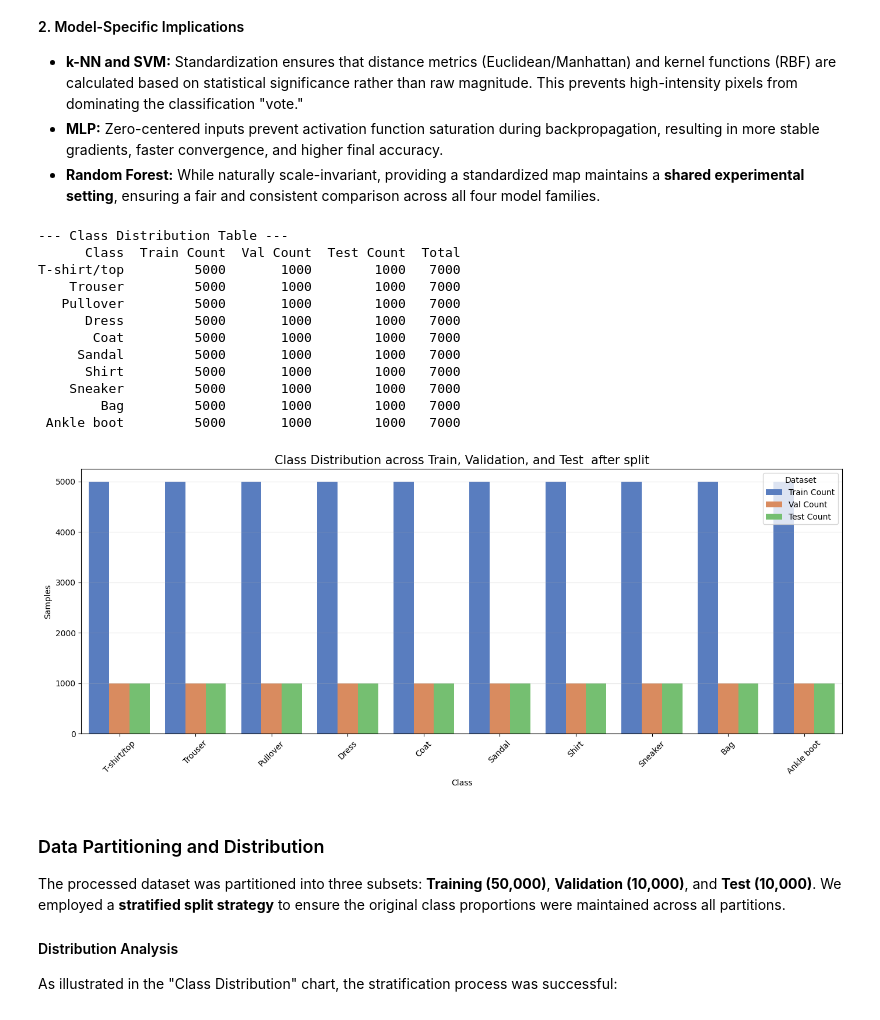
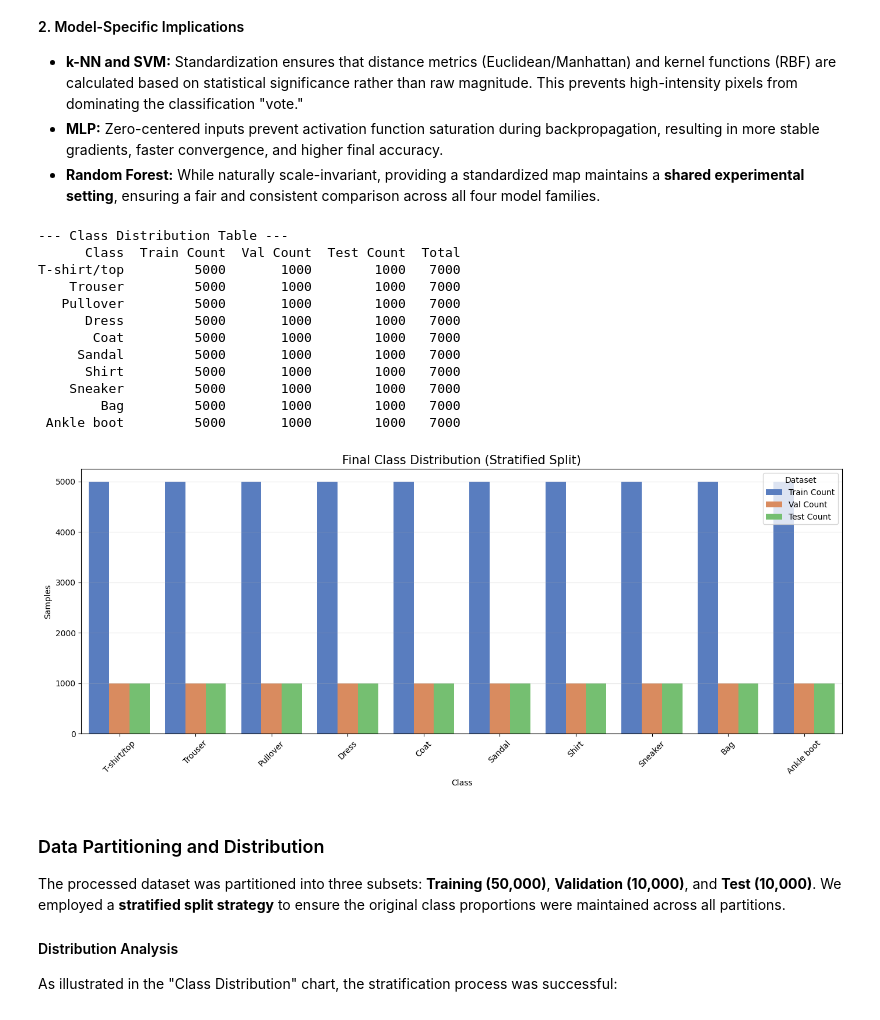
Before and after one commit to hieuvous/lab3_ML, a Jupyter notebook: preprocessing/preprocessing.ipynb, the cells around one changed output. Cells and saved outputs as stored; diff of their text form; code cells hidden in the pictures.

```diff
--- a/preprocessing/preprocessing.ipynb
+++ b/preprocessing/preprocessing.ipynb
@@ -162,55 +162,52 @@ The visual transition from raw 8-bit images to standardized feature maps justifi
 *   **MLP:** Zero-centered inputs prevent activation function saturation during backpropagation, resulting in more stable gradients, faster convergence, and higher final accuracy.
 *   **Random Forest:** While naturally scale-invariant, providing a standardized map maintains a **shared experimental setting**, ensuring a fair and consistent comparison across all four model families.
 # %%
-# 1. Load the exported data
+# Verify class distribution in the finalized split
+# 1. Load the exported data to verify what the team will see
 data = np.load('../data/fashion_data_complete.npz')
-y_train = data['y_train']
-y_val = data['y_val']
-y_test = data['y_test']
+y_train_final = data['y_train']
+y_val_final = data['y_val']
+y_test_final = data['y_test']
 class_names = data['class_names']
 
-# 2. Create a function to get counts
 def get_distribution(labels, name):
     unique, counts = np.unique(labels, return_counts=True)
     return pd.DataFrame({'Class': class_names, f'{name} Count': counts})
 
-# 3. Combine into a single table
-dist_train = get_distribution(y_train, 'Train')
-dist_val = get_distribution(y_val, 'Val')
-dist_test = get_distribution(y_test, 'Test')
+dist_train = get_distribution(y_train_final, 'Train')
+dist_val = get_distribution(y_val_final, 'Val')
+dist_test = get_distribution(y_test_final, 'Test')
 
-# Merge tables
 df_dist = dist_train.merge(dist_val, on='Class').merge(dist_test, on='Class')
 df_dist['Total'] = df_dist['Train Count'] + df_dist['Val Count'] + df_dist['Test Count']
 
 print("--- Class Distribution Table ---")
 print(df_dist.to_string(index=False))
 
-# 4. Visualization for Report (Grouped Bar Chart)
 df_plot = df_dist.melt(id_vars='Class', value_vars=['Train Count', 'Val Count', 'Test Count'],
                        var_name='Dataset', value_name='Samples')
 
 plt.figure(figsize=(14, 6))
 sns.barplot(data=df_plot, x='Class', y='Samples', hue='Dataset', palette='muted')
-plt.title('Class Distribution across Train, Validation, and Test  after split', fontsize=15)
+plt.title('Final Class Distribution (Stratified Split)', fontsize=15)
 plt.xticks(rotation=45)
 plt.grid(axis='y', alpha=0.3)
 plt.tight_layout()
 plt.show()
 # %% [output]
 --- Class Distribution Table ---
       Class  Train Count  Val Count  Test Count  Total
 T-shirt/top         5000       1000        1000   7000
     Trouser         5000       1000        1000   7000
    Pullover         5000       1000        1000   7000
       Dress         5000       1000        1000   7000
        Coat         5000       1000        1000   7000
      Sandal         5000       1000        1000   7000
       Shirt         5000       1000        1000   7000
     Sneaker         5000       1000        1000   7000
         Bag         5000       1000        1000   7000
  Ankle boot         5000       1000        1000   7000
-[figure, old version]
+[figure, new version]
 # %% [markdown]
 ### Data Partitioning and Distribution
 
```
Also changed, not shown: parts of 4 cells of this notebook, 2 other files.
